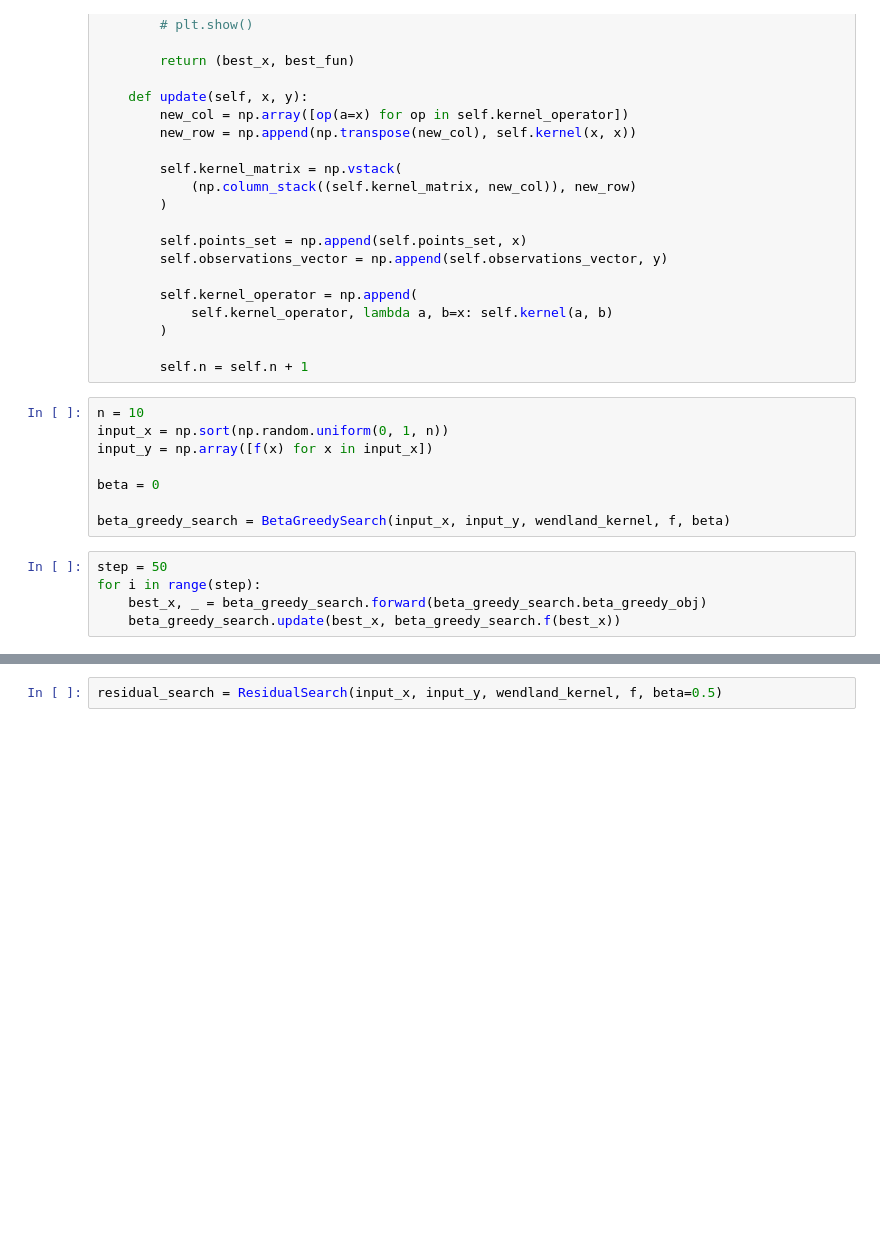
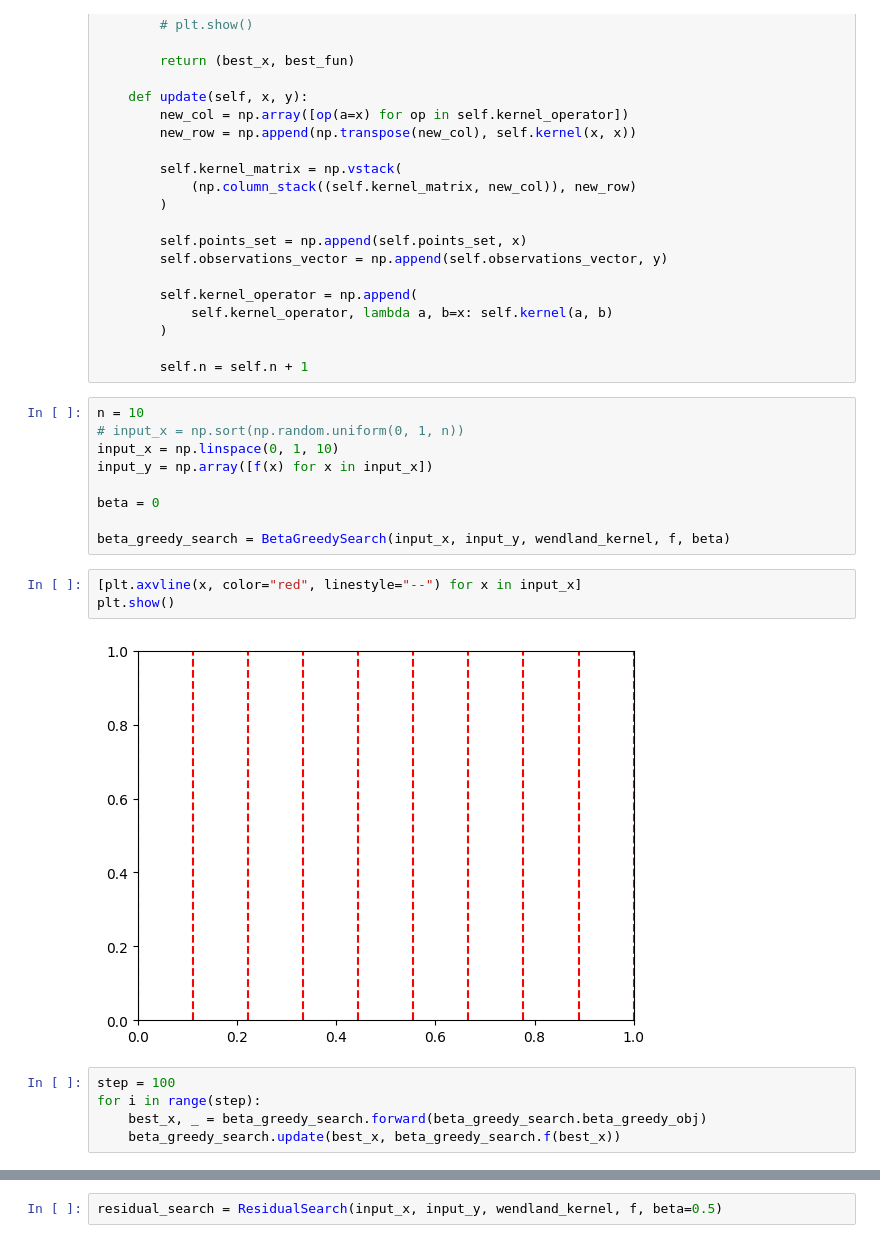
Before and after one commit to HuanyanZ/Convergence-Rate-Of-Greedy-Algorithms, a Jupyter notebook: test.ipynb, the cells around one changed output, grey strips where cells are left out. Cells and saved outputs as stored; diff of their text form; blank space fills up the shorter version.

```diff
--- a/test.ipynb
+++ b/test.ipynb
@@ -121,14 +121,20 @@ class BetaGreedySearch:
         self.n = self.n + 1
 # %%
 n = 10
-input_x = np.sort(np.random.uniform(0, 1, n))
+# input_x = np.sort(np.random.uniform(0, 1, n))
+input_x = np.linspace(0, 1, 10)
 input_y = np.array([f(x) for x in input_x])
 
 beta = 0
 
 beta_greedy_search = BetaGreedySearch(input_x, input_y, wendland_kernel, f, beta)
+# %%
+[plt.axvline(x, color="red", linestyle="--") for x in input_x]
+plt.show()
+# %% [output]
+[figure, added]
 # %%
-step = 50
+step = 100
 for i in range(step):
     best_x, _ = beta_greedy_search.forward(beta_greedy_search.beta_greedy_obj)
     beta_greedy_search.update(best_x, beta_greedy_search.f(best_x))
```
Also changed, not shown: parts of 8 cells of this notebook.
